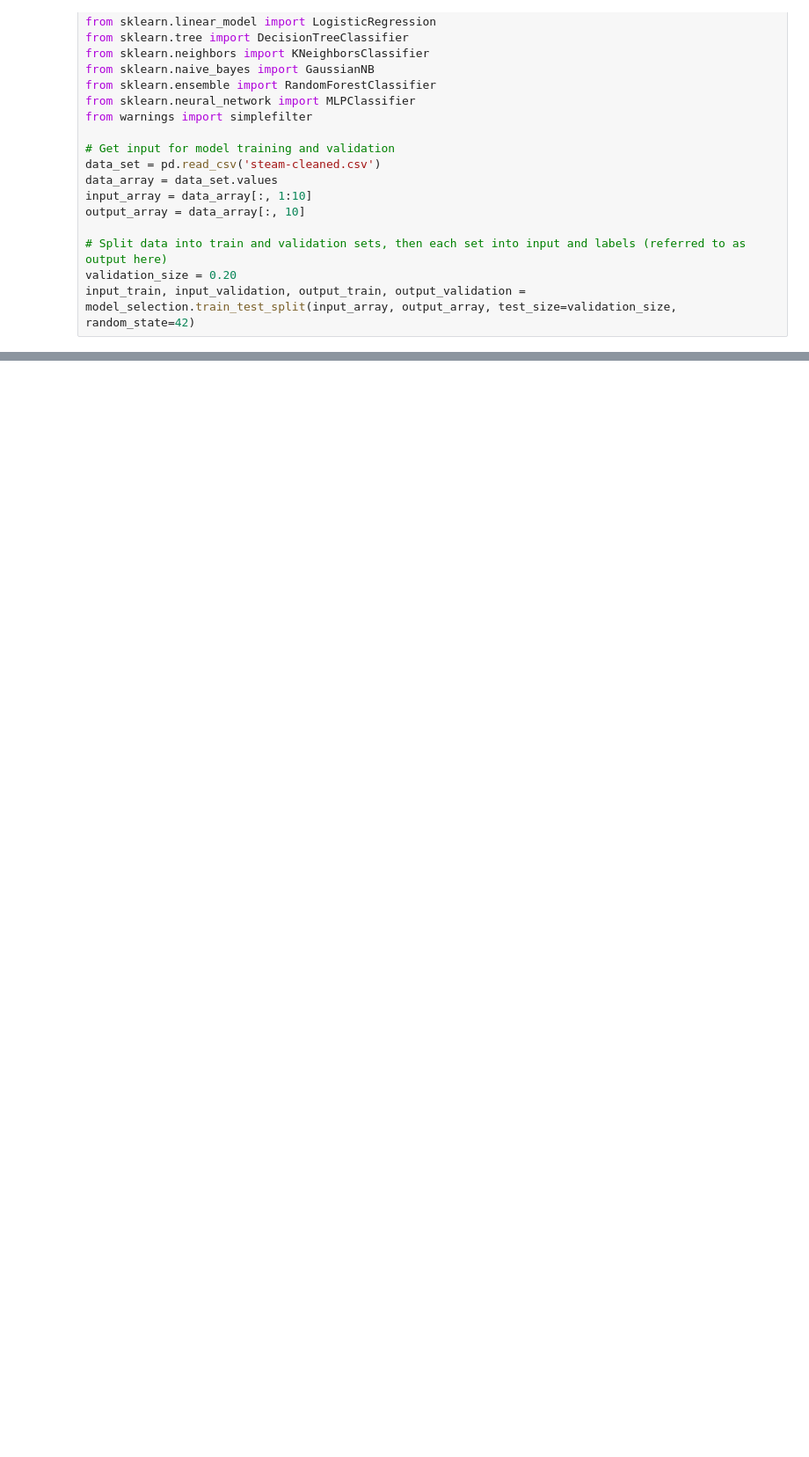
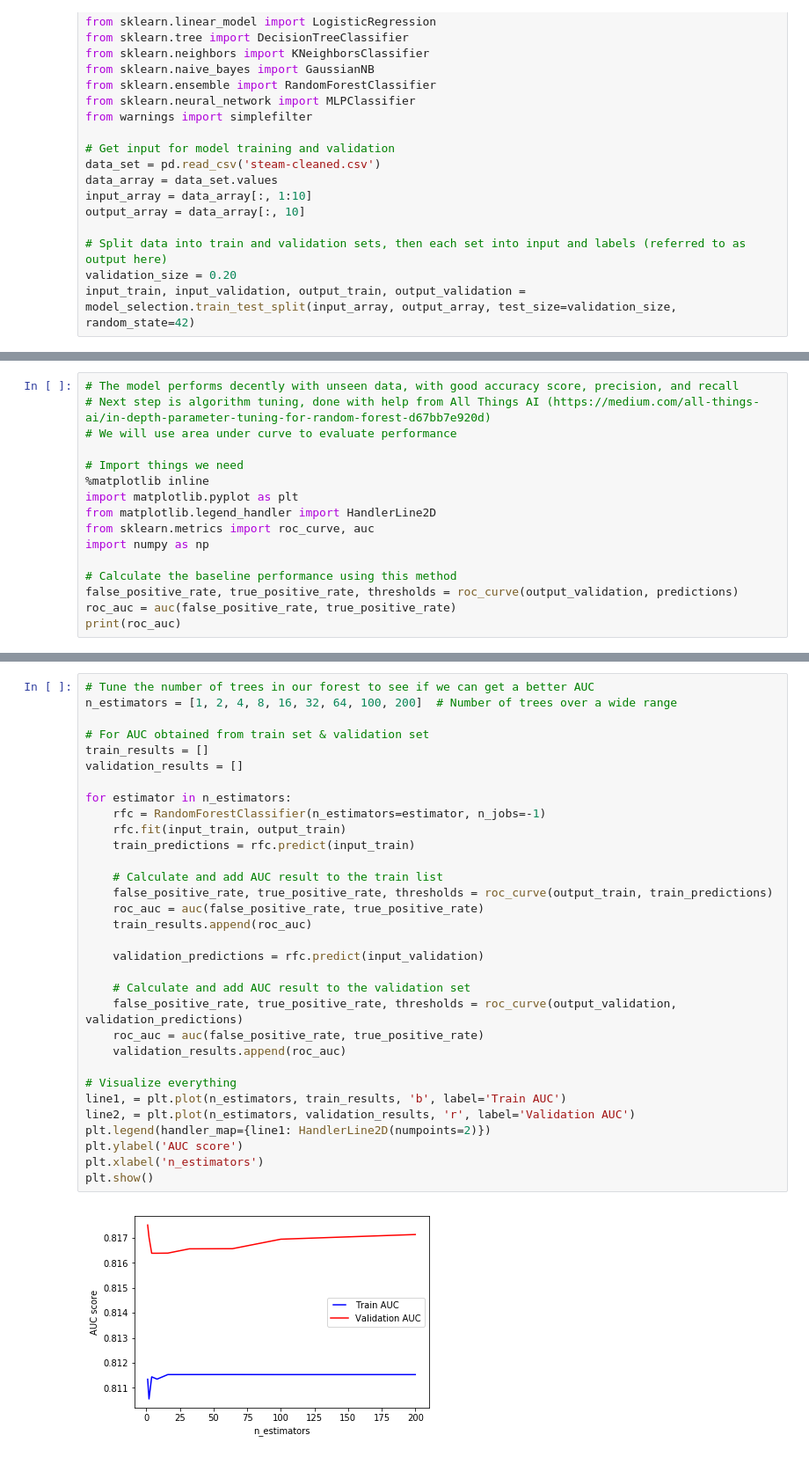
Before and after one commit to jsngn/steam-machine-learning, a Jupyter notebook: steam_models.ipynb, the cells around one changed output, grey strips where cells are left out. Shown: that part at 88% size. Drawn from its saved outputs; the diff is of its cells as text; blank space fills up the shorter version.

Commit message:
Finished tuning!

```diff
--- a/steam_models.ipynb
+++ b/steam_models.ipynb
@@ -73,0 +71,16 @@ weighted avg       0.82      0.82      0.81      5415
+# %%
+# The model performs decently with unseen data, with good accuracy score, precision, and recall
+# Next step is algorithm tuning, done with help from All Things AI (https://medium.com/all-things-ai/in-depth-parameter-tuning-for-random-forest-d67bb7e920d)
+# We will use area under curve to evaluate performance
+
+# Import things we need
+%matplotlib inline
+import matplotlib.pyplot as plt
+from matplotlib.legend_handler import HandlerLine2D
+from sklearn.metrics import roc_curve, auc
+import numpy as np
+
+# Calculate the baseline performance using this method
+false_positive_rate, true_positive_rate, thresholds = roc_curve(output_validation, predictions)
+roc_auc = auc(false_positive_rate, true_positive_rate)
+print(roc_auc)
@@ -73,0 +89,34 @@ weighted avg       0.82      0.82      0.81      5415
+# %%
+# Tune the number of trees in our forest to see if we can get a better AUC
+n_estimators = [1, 2, 4, 8, 16, 32, 64, 100, 200]  # Number of trees over a wide range
+
+# For AUC obtained from train set & validation set
+train_results = []
+validation_results = []
+
+for estimator in n_estimators:
+    rfc = RandomForestClassifier(n_estimators=estimator, n_jobs=-1)
+    rfc.fit(input_train, output_train)
+    train_predictions = rfc.predict(input_train)
+
+    # Calculate and add AUC result to the train list
+    false_positive_rate, true_positive_rate, thresholds = roc_curve(output_train, train_predictions)
+    roc_auc = auc(false_positive_rate, true_positive_rate)
+    train_results.append(roc_auc)
+
+    validation_predictions = rfc.predict(input_validation)
+
+    # Calculate and add AUC result to the validation set
+    false_positive_rate, true_positive_rate, thresholds = roc_curve(output_validation, validation_predictions)
+    roc_auc = auc(false_positive_rate, true_positive_rate)
+    validation_results.append(roc_auc)
+
+# Visualize everything
+line1, = plt.plot(n_estimators, train_results, 'b', label='Train AUC')
+line2, = plt.plot(n_estimators, validation_results, 'r', label='Validation AUC')
+plt.legend(handler_map={line1: HandlerLine2D(numpoints=2)})
+plt.ylabel('AUC score')
+plt.xlabel('n_estimators')
+plt.show()
+# %% [output]
+[figure, added]
```
Also changed, not shown: parts of 10 cells of this notebook.
